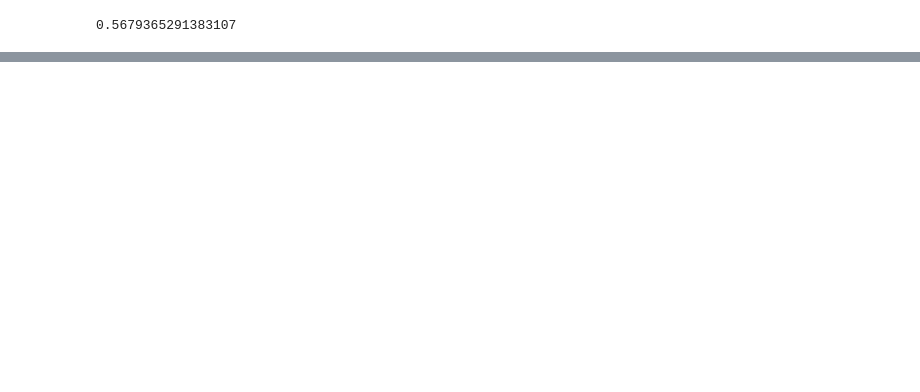
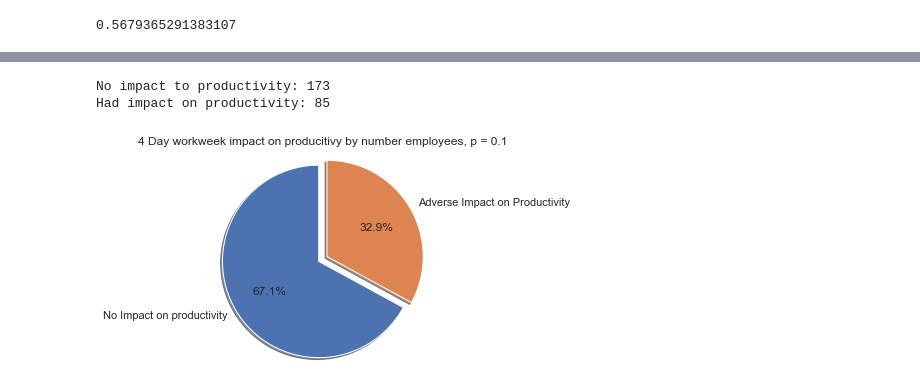
Before and after one commit to anastasia-pashkova/TDI_capstone, a Jupyter notebook: aap_capstone_2022-03-29_data_analysis.ipynb, the cells around one changed output, grey strips where cells are left out. Saved outputs shown, nothing was run; the diff lists cells and outputs as text; code cells hidden in the pictures; blank space fills up the shorter version.

Commit message:
p-test analysis per user, and pie charts

```diff
--- a/aap_capstone_2022-03-29_data_analysis.ipynb
+++ b/aap_capstone_2022-03-29_data_analysis.ipynb
@@ -341,0 +339,17 @@ ttest
+# %%
+p_values = []
+for username in usernames:
+    df_user = df.loc[df['username'] == username]
+    df_user_weekly = df_user.resample('W-MON', on='date').sum()
+    # for individual users drop weeks that had less than 3 contributions. Person most likely on vacation
+    df_user_weekly_over2 = df_user_weekly[df_user1_weekly['count'] > 2]
+    df_user_weekly_train_jan_jun = df_user_weekly_over2.loc['2021-01-10':'2021-06-30']
+    df_user_weekly_test_jul_aug = df_user_weekly_over2.loc['2021-07-18':'2021-08-29']
+
+    train_data_user = df_user_weekly_train_jan_jun["count"].to_numpy()
+    test_data_user = df_user_weekly_test_jul_aug["count"].to_numpy()
+
+    # P Test and other statistics
+    ttest_user,pval_user = ttest_ind(train_data_user,test_data_user)
+    print("p-value",pval_user)
+    p_values.append(pval_user)
@@ -341,0 +374,15 @@ ttest
+# %%
+users_no_impact_on_productivity = 0
+users_with_impact_on_productivity = 0
+for p in p_values:
+    if p<0.10:
+        users_with_impact_on_productivity +=1
+    else:
+        users_no_impact_on_productivity +=1
+# %%
+# So number of users whose productivity was or was not impacted is as following:
+print(f'No impact to productivity: {users_no_impact_on_productivity}')
+print(f'Had impact on productivity: {users_with_impact_on_productivity}')
+# %% [output]
+No impact to productivity: 173
+Had impact on productivity: 85
@@ -341,0 +405,20 @@ ttest
+# %%
+# Threshold for p to 0.1, checking impact on productivity.
+
+import matplotlib.pyplot as plt
+
+# Pie chart, where the slices will be ordered and plotted counter-clockwise:
+labels = 'No Impact on productivity', 'Adverse Impact on Productivity'
+sizes = [users_no_impact_on_productivity, users_with_impact_on_productivity]
+explode = (0.1, 0)  # only "explode" the no impact on productivity
+
+fig1, ax1 = plt.subplots()
+ax1.pie(sizes, explode=explode, labels=labels, autopct='%1.1f%%',
+        shadow=True, startangle=90)
+ax1.axis('equal')  # Equal aspect ratio ensures that pie is drawn as a circle.
+
+plt.title('4 Day workweek impact on producitivy by number employees, p = 0.1')
+
+plt.show()
+# %% [output]
+[figure, added]
```
Also changed, not shown: parts of 10 cells of this notebook.
